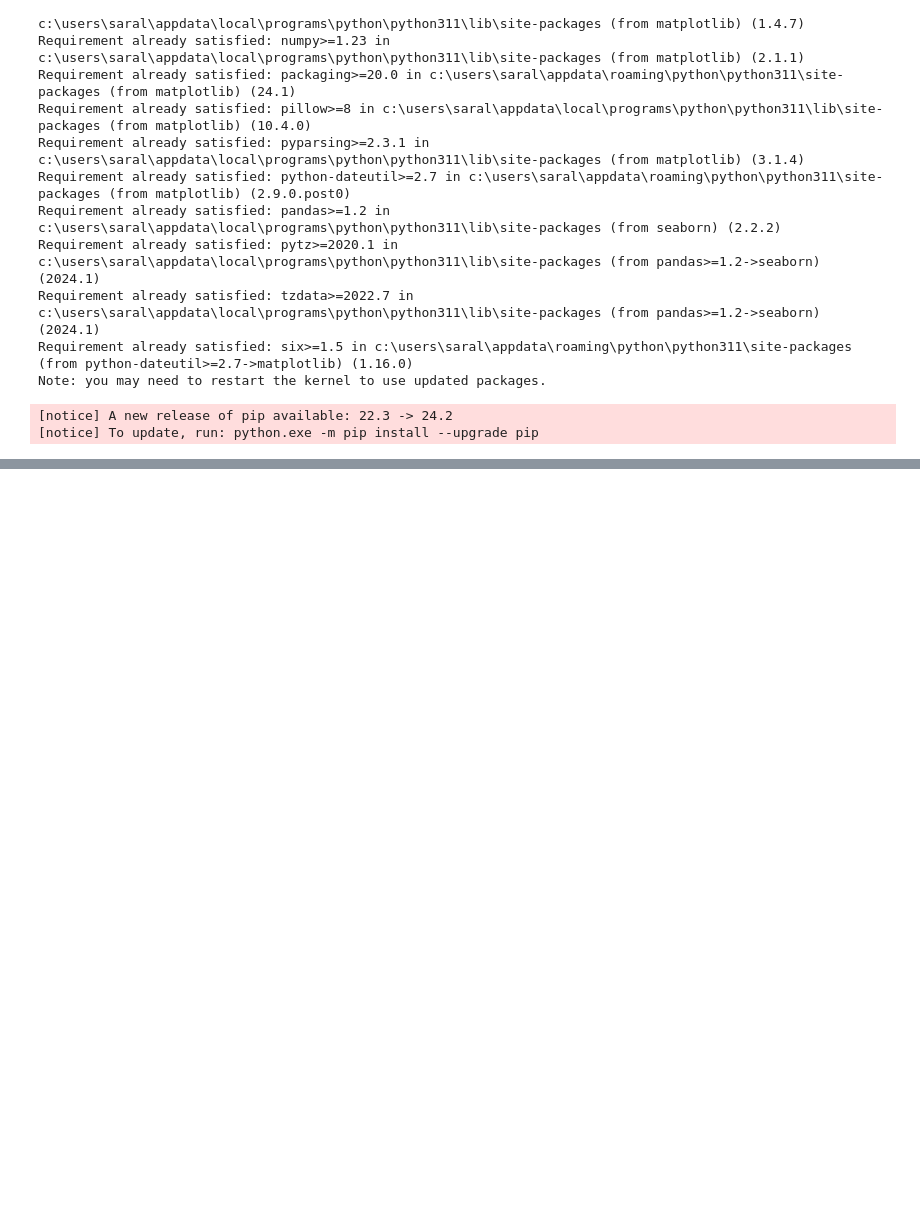
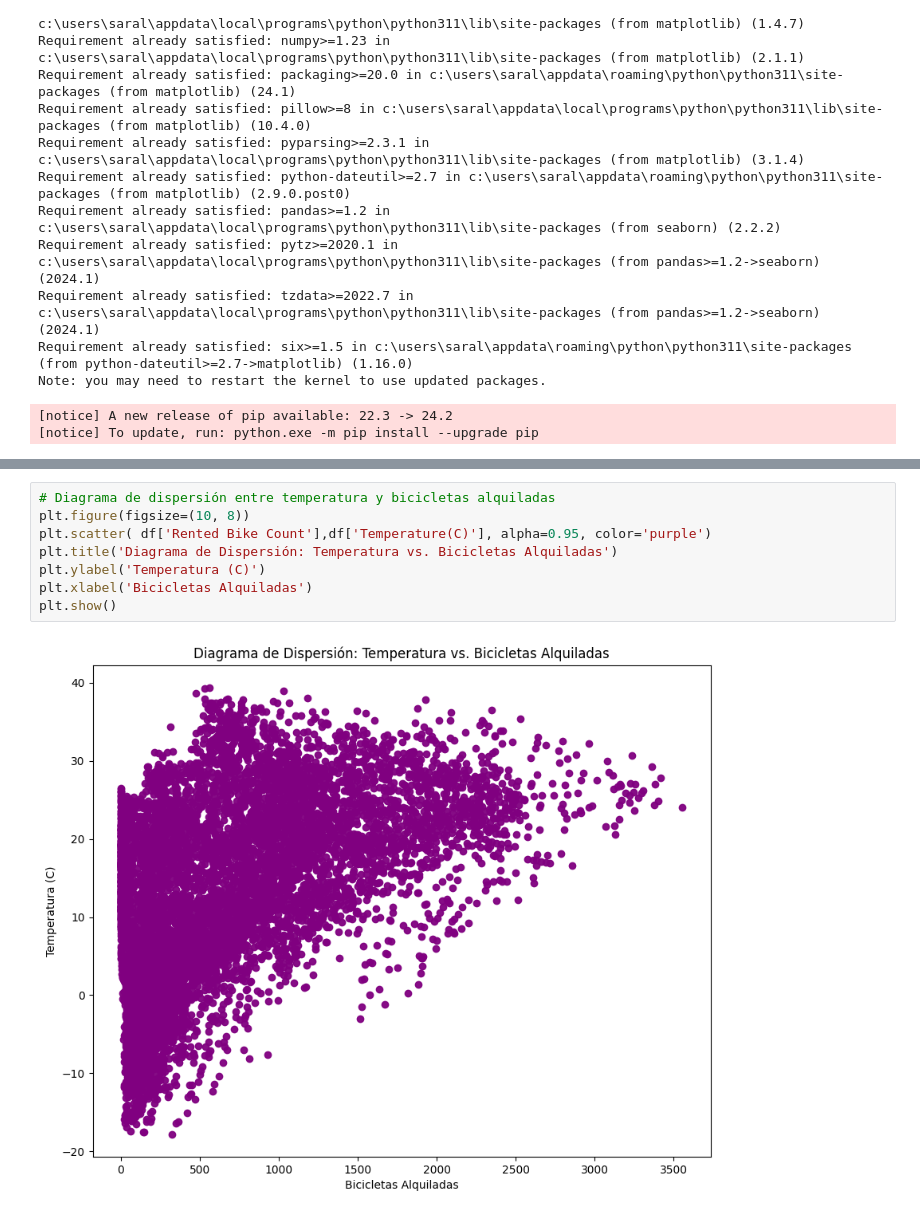
Before and after one commit to sagomezg1/Proyecto-2, a Jupyter notebook: PROYECTO 1/Tarea2-Tarea3.ipynb, the cells around one changed output, grey strips where cells are left out. Cells and saved outputs as stored; diff of their text form; blank space fills up the shorter version.

```diff
--- a/PROYECTO 1/Tarea2-Tarea3.ipynb
+++ b/PROYECTO 1/Tarea2-Tarea3.ipynb
@@ -110,0 +122,10 @@ import matplotlib.pyplot as plt
+# %%
+# Diagrama de dispersión entre temperatura y bicicletas alquiladas
+plt.figure(figsize=(10, 8))
+plt.scatter( df['Rented Bike Count'],df['Temperature(C)'], alpha=0.95, color='purple')
+plt.title('Diagrama de Dispersión: Temperatura vs. Bicicletas Alquiladas')
+plt.ylabel('Temperatura (C)')
+plt.xlabel('Bicicletas Alquiladas')
+plt.show()
+# %% [output]
+[figure, added]
```
Also changed, not shown: parts of 9 cells of this notebook.
